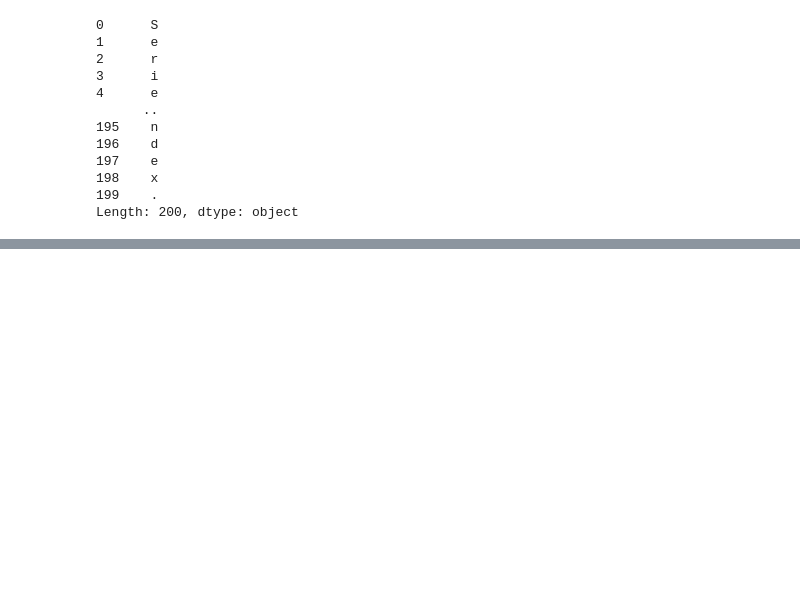
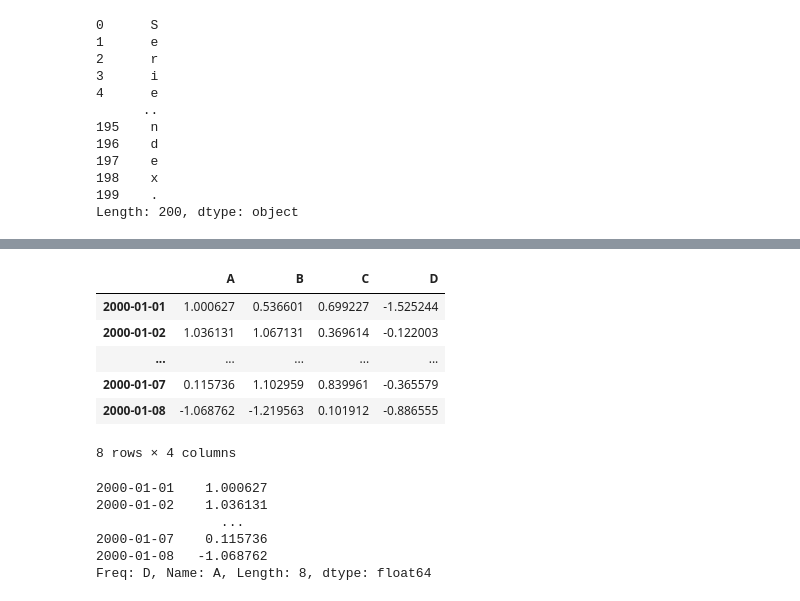
Before and after one commit to angelacpd/Scientific_Python, a Jupyter notebook: Lecture_6.ipynb, the cells around one changed output, grey strips where cells are left out. Drawn from its saved outputs; the diff is of its cells as text; code cells hidden in the pictures; blank space fills up the shorter version.

```diff
--- a/Lecture_6.ipynb
+++ b/Lecture_6.ipynb
@@ -368,0 +563,24 @@ print(sct_5)
+# %%
+# Lets create a data frame
+pd.options.display.max_rows = 4
+dates = pd.date_range('1/1/2000', periods=8)
+df = pd.DataFrame(np.random.randn(8, 4), index=dates, columns=['A', 'B', 'C', 'D'])
+df
+# %% [output]
+|  | A | B | C | D |
+| 2000-01-01 | 1.000627 | 0.536601 | 0.699227 | -1.525244 |
+| 2000-01-02 | 1.036131 | 1.067131 | 0.369614 | -0.122003 |
+| ... | ... | ... | ... | ... |
+| 2000-01-07 | 0.115736 | 1.102959 | 0.839961 | -0.365579 |
+| 2000-01-08 | -1.068762 | -1.219563 | 0.101912 | -0.886555 |
+8 rows × 4 columns
+# %%
+# column 'A'
+df['A']
+# %% [output]
+2000-01-01    1.000627
+2000-01-02    1.036131
+                ...
+2000-01-07    0.115736
+2000-01-08   -1.068762
+Freq: D, Name: A, Length: 8, dtype: float64
```
Also changed, not shown: parts of 39 cells of this notebook.
